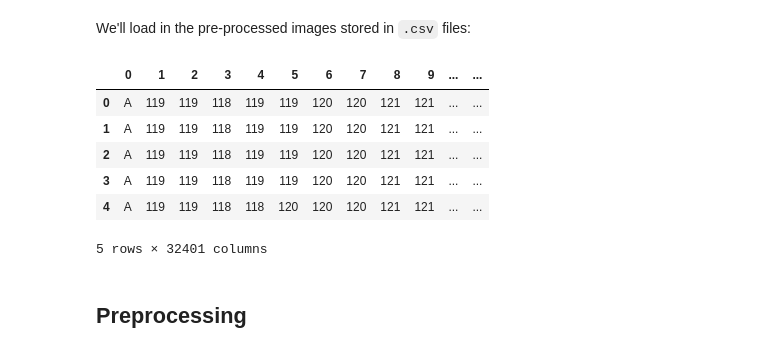
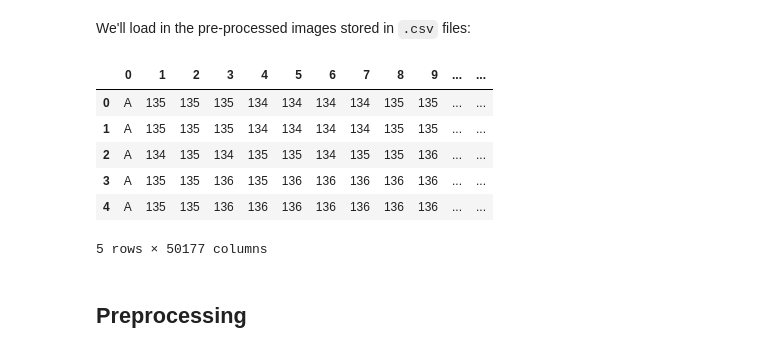
Before and after one commit to zachcarlson/ASLImageRecognition, a Jupyter notebook: ASLImageRecognition.ipynb, the cells around one changed output. Saved outputs shown, nothing was run; the diff lists cells and outputs as text; code cells hidden in the pictures.

```diff
--- a/ASLImageRecognition.ipynb
+++ b/ASLImageRecognition.ipynb
@@ -65,16 +65,16 @@ def CSV_To_DF(path):
 # %% [markdown]
 We'll load in the pre-processed images stored in `.csv` files:
 # %%
-letter_A = pd.read_csv('C:/Users/Zach/Documents/Github/ASLImageRecognition/CSV_Files/letter_A/A_img_pixels.csv', header=None)
+letter_A = pd.read_csv('D:/Masters_Classes/Capstone/ASLImageRecognition/CSV_Files/letter_A/A_img_pixels.csv', header=None)
 letter_A.head()
 # %% [output]
 |  | 0 | 1 | 2 | 3 | 4 | 5 | 6 | 7 | 8 | 9 | ... | ... |
-| 0 | A | 119 | 119 | 118 | 119 | 119 | 120 | 120 | 121 | 121 | ... | ... |
-| 1 | A | 119 | 119 | 118 | 119 | 119 | 120 | 120 | 121 | 121 | ... | ... |
-| 2 | A | 119 | 119 | 118 | 119 | 119 | 120 | 120 | 121 | 121 | ... | ... |
-| 3 | A | 119 | 119 | 118 | 119 | 119 | 120 | 120 | 121 | 121 | ... | ... |
-| 4 | A | 119 | 119 | 118 | 118 | 120 | 120 | 120 | 121 | 121 | ... | ... |
+| 0 | A | 135 | 135 | 135 | 134 | 134 | 134 | 134 | 135 | 135 | ... | ... |
+| 1 | A | 135 | 135 | 135 | 134 | 134 | 134 | 134 | 135 | 135 | ... | ... |
+| 2 | A | 134 | 135 | 134 | 135 | 135 | 134 | 135 | 135 | 136 | ... | ... |
+| 3 | A | 135 | 135 | 136 | 135 | 136 | 136 | 136 | 136 | 136 | ... | ... |
+| 4 | A | 135 | 135 | 136 | 136 | 136 | 136 | 136 | 136 | 136 | ... | ... |
-5 rows × 32401 columns
+5 rows × 50177 columns
 # %% [markdown]
 ## Preprocessing
 # %% [markdown]
```
Also changed, not shown: parts of 14 cells of this notebook, 1 other file.
